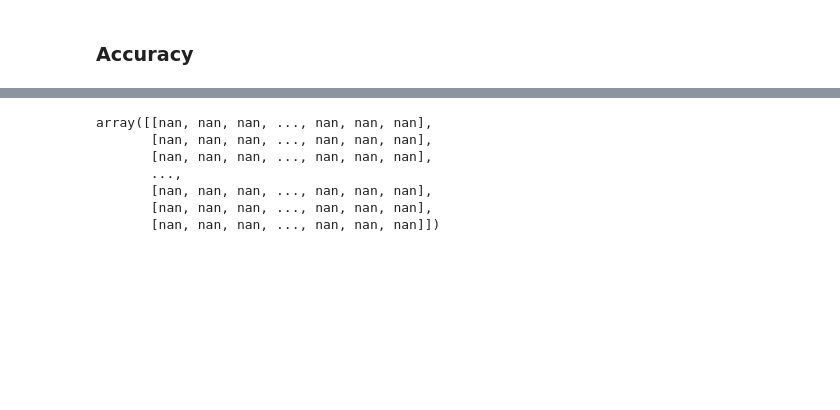
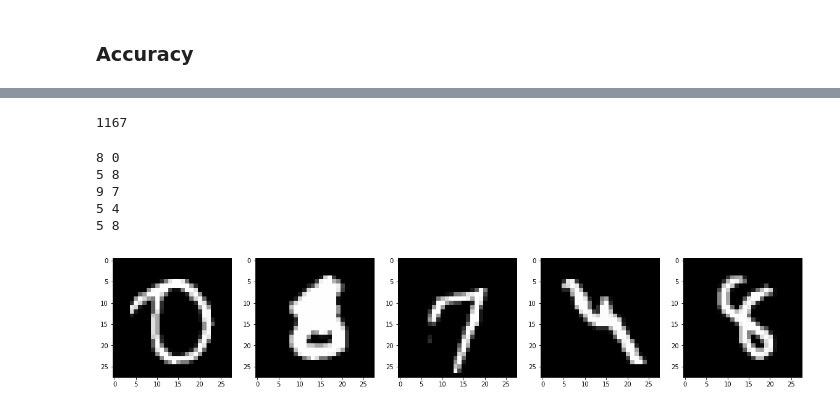
Before and after one commit to dataexplorationgroupdavis/MNIST, a Jupyter notebook: log_reg/multinom_log_reg.ipynb, the cells around one changed output, grey strips where cells are left out. Drawn from its saved outputs; the diff is of its cells as text; code cells hidden in the pictures; blank space fills up the shorter version.

```diff
--- a/log_reg/multinom_log_reg.ipynb
+++ b/log_reg/multinom_log_reg.ipynb
@@ -190,5 +162,7 @@ array([[0., 0., 0., ..., 0., 0., 0.],
 # %%
-def getProbsAndPreds(someX, w):
-    probs = softmax(np.dot(someX,w))
-    preds = np.argmax(probs,axis=1)
-    return probs,preds
+def getProbsAndPreds(w, X_train):
+    f = X_train.dot(w)
+    f -= np.matrix(np.max(f, axis=1)).T
+    probs = np.exp(f) / np.sum(np.exp(f), axis=1).reshape(X_train.shape[0], 1)
+    preds = np.argmax(probs, axis=1)
+    return probs, preds
@@ -195,12 +181,2 @@ def getProbsAndPreds(someX, w):
 # %%
-probs, preds = getProbsAndPreds(X_train, w)
+probs, preds = getProbsAndPreds(w, X_train)
-# %%
-probs
-# %% [output]
-array([[nan, nan, nan, ..., nan, nan, nan],
-       [nan, nan, nan, ..., nan, nan, nan],
-       [nan, nan, nan, ..., nan, nan, nan],
-       ...,
-       [nan, nan, nan, ..., nan, nan, nan],
-       [nan, nan, nan, ..., nan, nan, nan],
-       [nan, nan, nan, ..., nan, nan, nan]])
@@ -209,0 +183,22 @@ def getAccuracy(probs, preds):
+# %%
+misClassified_index = []
+for i in range(len(preds)):
+    if preds[i] != y_train.astype(int)[i]:
+        misClassified_index.append(i)
+# %%
+len(misClassified_index)
+# %% [output]
+1167
+# %%
+plt.figure(figsize=(20,4))
+for plotIndex, badIndex in enumerate(misClassified_index[0:5]):
+    plt.subplot(1, 5, plotIndex + 1)
+    plt.imshow(np.reshape(X_train[badIndex], (28,28)), cmap=plt.cm.gray)
+    print(preds[badIndex],y_train.astype(int)[badIndex])
+# %% [output]
+8 0
+5 8
+9 7
+5 4
+5 8
+[figure, added]
```
Also changed, not shown: parts of 22 cells of this notebook.
